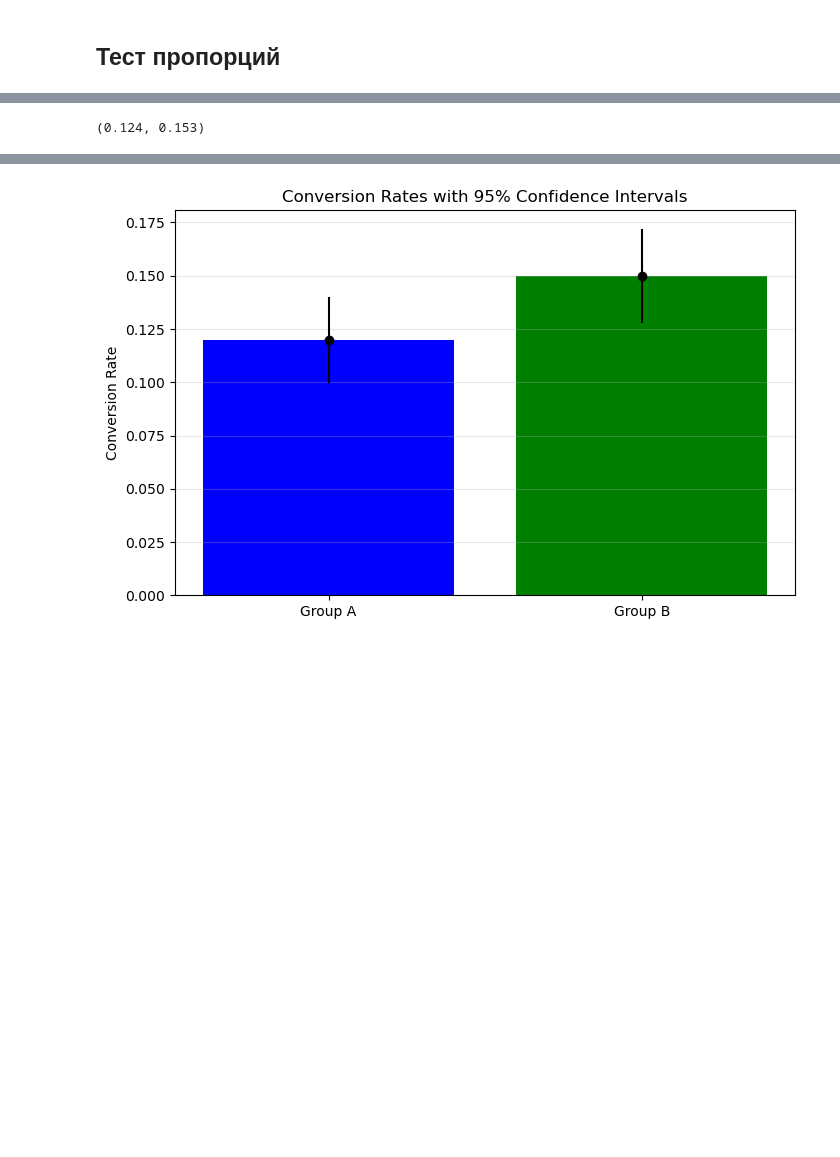
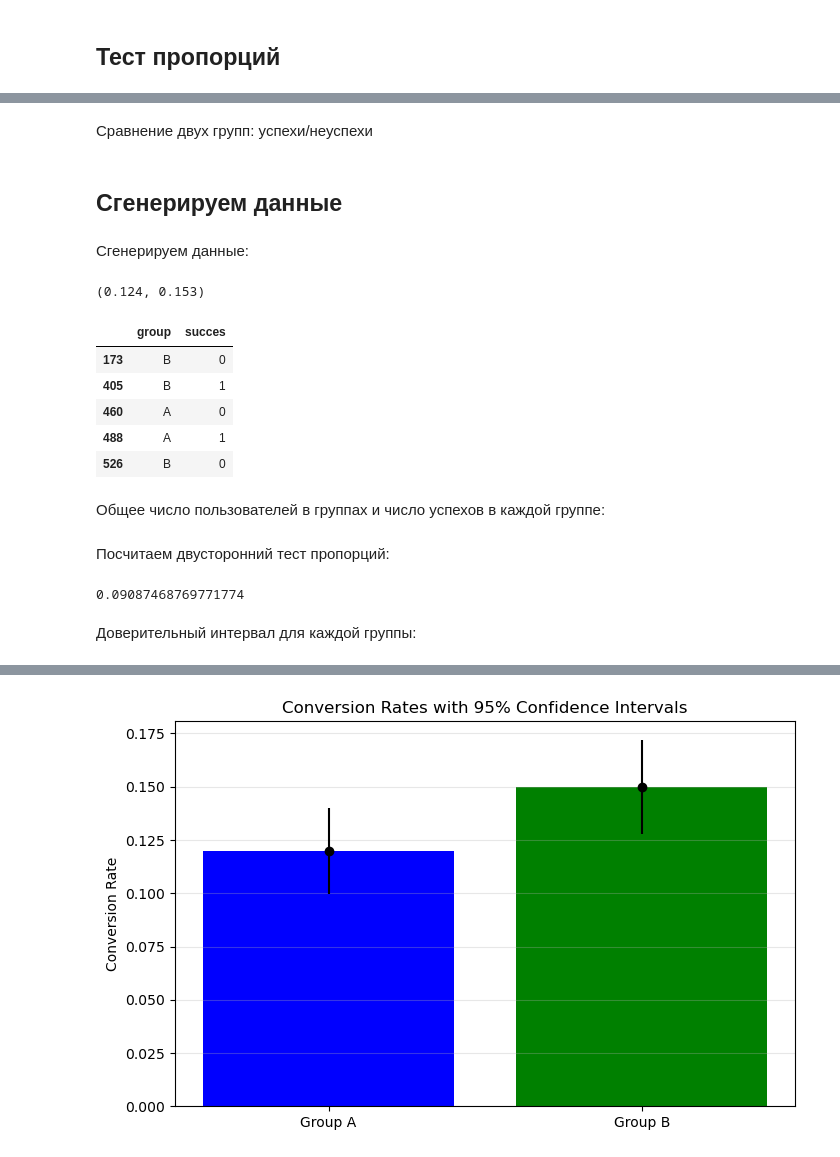
Before and after one commit to gbrs/ab_tests, a Jupyter notebook: statistical_tests.ipynb, the cells around one changed output, grey strips where cells are left out. Drawn from its saved outputs; the diff is of its cells as text; code cells hidden in the pictures; blank space fills up the shorter version.

```diff
--- a/statistical_tests.ipynb
+++ b/statistical_tests.ipynb
@@ -28,3 +5,5 @@ ci 95% for treatment group: [0.116, 0.135]
+# %% [markdown]
+Сравнение двух групп: успехи/неуспехи
 # %%
 import numpy as np
 import pandas as pd
@@ -31,5 +11,8 @@ import pandas as pd
+# %% [markdown]
+## Сгенерируем данные
+# %% [markdown]
+Сгенерируем данные:
 # %%
-# сгенерируем данные
 group_A_size = 1000
 group_A_conversion = 0.12
 group_B_size = 1000
@@ -37,7 +20,7 @@ group_B_conversion = 0.15
 
 group_A_data = pd.DataFrame({
     'group': ['A'] * group_A_size,
-    'converted': (
+    'succes': (
             np.random
             .RandomState(42)
             .choice(2, size=group_A_size, replace=True, p=[1 - group_A_conversion, group_A_conversion])),
@@ -45,13 +28,24 @@ group_A_data = pd.DataFrame({
 
 group_B_data = pd.DataFrame({
     'group': ['B'] * group_B_size,
-    'converted': (
+    'succes': (
             np.random
             .RandomState(42)
             .choice(2, size=group_B_size, replace=True, p=[1 - group_B_conversion, group_B_conversion])),
 })
 df = pd.concat([group_A_data, group_B_data])
 
-df[df.group == 'A'].converted.mean(), df[df.group == 'B'].converted.mean()
+df[df.group == 'A'].succes.mean(), df[df.group == 'B'].succes.mean()
 # %% [output]
 (0.124, 0.153)
+# %%
+df.sample(5)
+# %% [output]
+|  | group | succes |
+| 173 | B | 0 |
+| 405 | B | 1 |
+| 460 | A | 0 |
+| 488 | A | 1 |
+| 526 | B | 0 |
+# %% [markdown]
+Общее число пользователей в группах и число успехов в каждой группе:
@@ -57,0 +57,13 @@ df[df.group == 'A'].converted.mean(), df[df.group == 'B'].converted.mean()
+# %% [markdown]
+Посчитаем двусторонний тест пропорций:
+# %%
+z_stat, p_value = proportions_ztest(
+    count=[sucess_A, sucess_B],
+    nobs=[group_A_size, group_B_size],
+    alternative='two-sided',
+)
+p_value
+# %% [output]
+0.09087468769771774
+# %% [markdown]
+Доверительный интервал для каждой группы:
```
Also changed, not shown: parts of 6 cells of this notebook.
